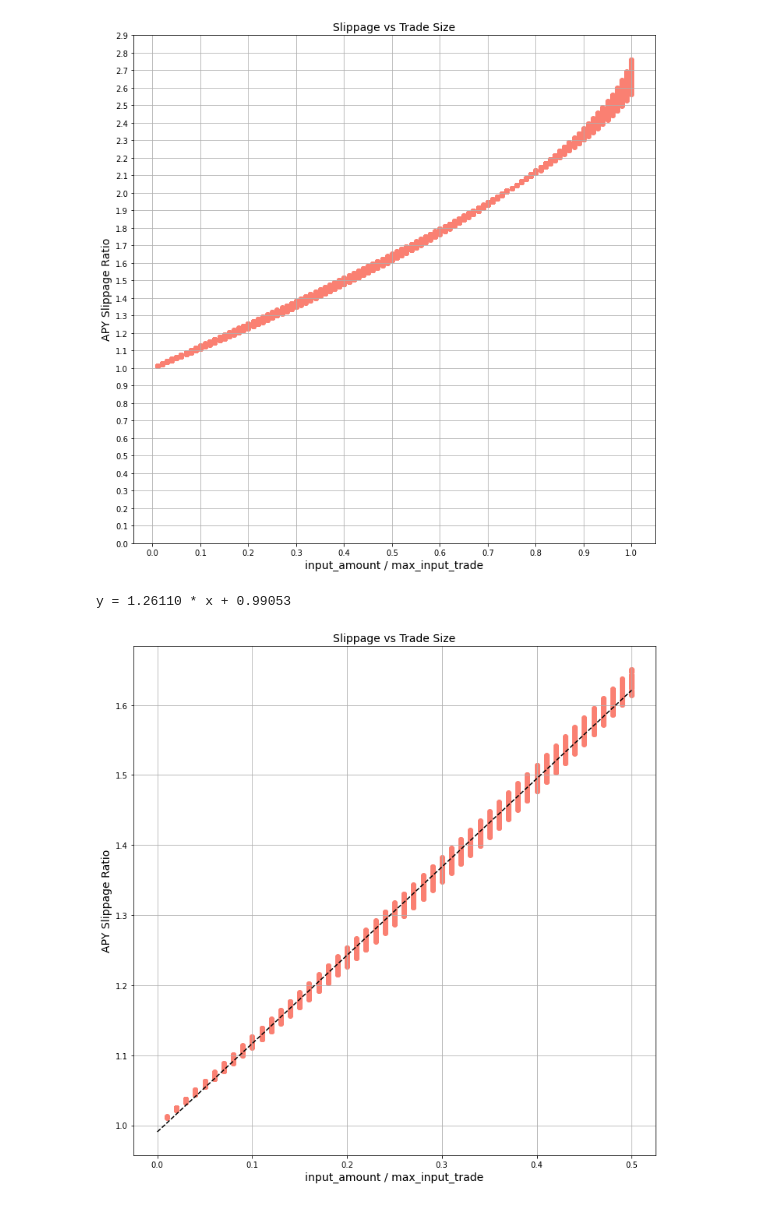
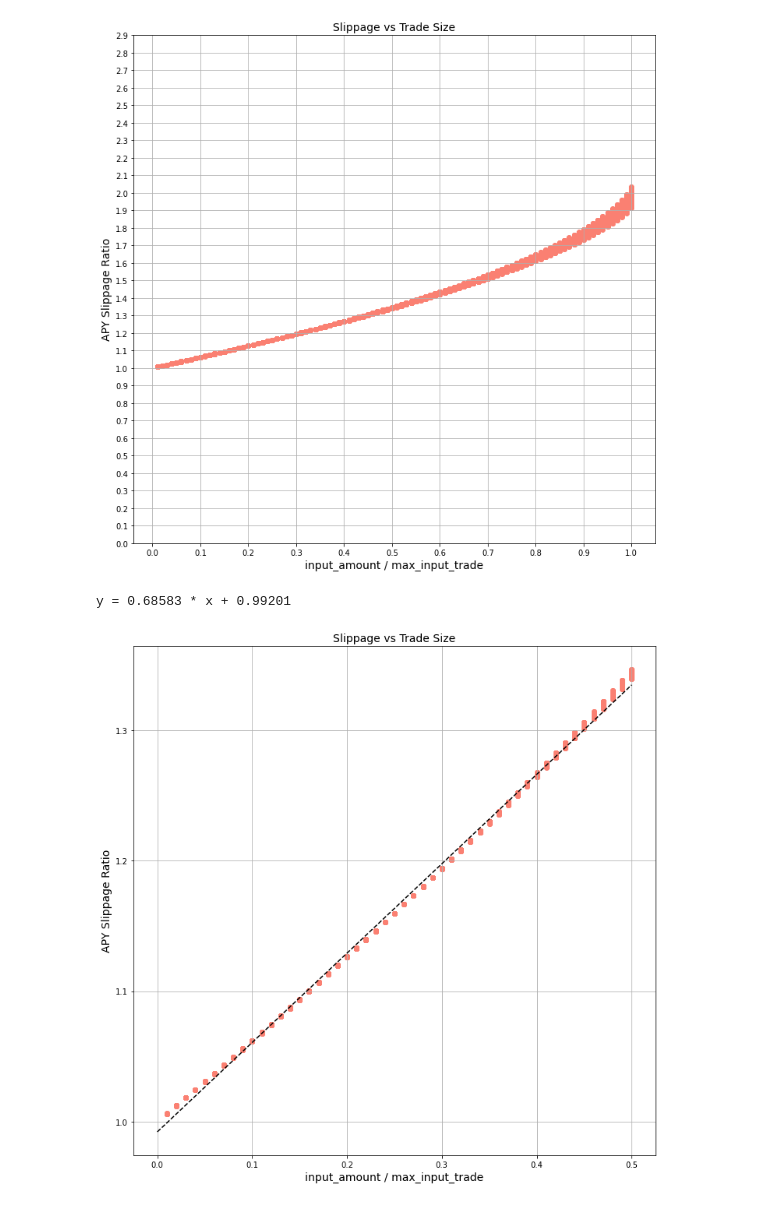
Before and after one commit to delvtech/agent0, a Jupyter notebook: ytc_closed_form_calcs.ipynb, the cells around one changed output. Cells and saved outputs as stored; diff of their text form; code cells hidden in the pictures.

Commit message:
update ytc closed form calcs with new total supply calc, time stretch etc

```diff
--- a/ytc_closed_form_calcs.ipynb
+++ b/ytc_closed_form_calcs.ipynb
@@ -11,14 +11,14 @@ from PricingModels import *
 cols = ["apy","time_stretch","x_reserves","y_reserves","amount","apy_after_slippage","slippage"]
 data=[]
 for APY in np.arange(1, 51, 1):
-    time_stretch = 297.80126 /( 4.32257 * APY)
+    time_stretch = Element_Pricing_Model.calc_time_stretch(APY)
     days_until_maturity = 90
     t = days_until_maturity/(365*time_stretch)
     T = days_until_maturity/365
     g = .1
     y_reserves = 1
     x_reserves = Element_Pricing_Model.calc_x_reserves(APY,y_reserves,days_until_maturity,time_stretch)
-    total_supply=x_reserves
+    total_supply=x_reserves+y_reserves
     max_trade = Element_Pricing_Model.calc_max_trade(y_reserves+total_supply,x_reserves,t)-.0001
     for amount in np.arange(max_trade, max_trade/100, -max_trade/100):
         (without_fee_or_slippage,with_fee,without_fee,fee) = Element_Pricing_Model.calc_out_given_in(amount,y_reserves+total_supply,x_reserves,"base",g,t)
@@ -67,7 +67,7 @@ plt.xticks(np.arange(0,1.1, .1))
 
 plt.show()
 # %% [output]
-[figure, old version]
+[figure, new version]
 # %%
 from scipy.optimize import curve_fit
 
@@ -83,30 +83,30 @@ popt, _ = curve_fit(objective, x, y)
 a, b = popt
 print('y = %.5f * x + %.5f' % (a, b))
 # %% [output]
-y = 1.26110 * x + 0.99053
+y = 0.68583 * x + 0.99201
 # %%
 import pandas as pd
 import matplotlib.pyplot as plt
 
 plt.subplots(figsize=(12,12))
 
 df_filtered = df[(df['amount']<=0.5)]
 plt.scatter(df_filtered['amount'], df_filtered['slippage'], color='salmon',label= df_filtered['apy'].iloc[0])
 
 plt.title('Slippage vs Trade Size', fontsize=14)
 plt.xlabel('input_amount / max_input_trade', fontsize=14)
 plt.ylabel('APY Slippage Ratio', fontsize=14)
 plt.grid(True)
 plt.yticks(np.arange(0,3, .1))
 plt.xticks(np.arange(0,.6, .1))
 
 x = np.arange(0,.6,.1)
-y = 1.26110 * x + 0.99053
+y = 0.68583 * x + 0.99201
 plt.plot(x, y, '--', color="black")
 
 plt.show()
 # %% [output]
-[figure, old version]
+[figure, new version]
 # %%
 APY_speculated = 30
 APY_target = 40
```
Also changed, not shown: parts of 4 cells of this notebook.
